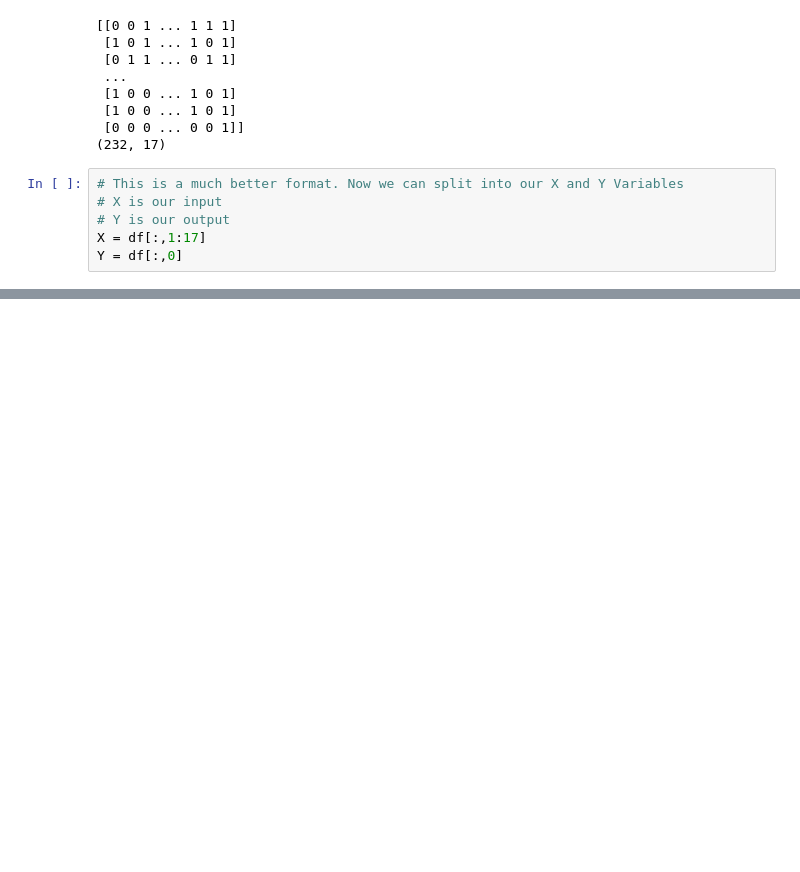
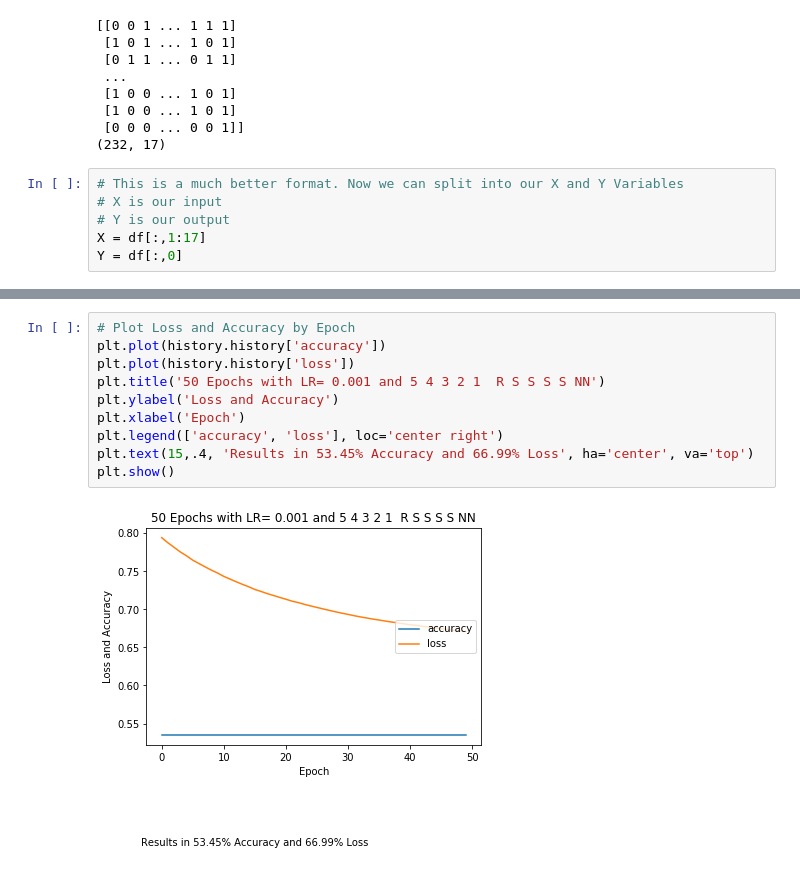
Before and after one commit to walshg3/DataScience, a Jupyter notebook: DSSA-5104-DEEP-LEARNING/Project 2/congressional-voting/Project2_2_Very_Incomplete.ipynb, the cells around one changed output, grey strips where cells are left out. Drawn from its saved outputs; the diff is of its cells as text; blank space fills up the shorter version.

```diff
--- a/DSSA-5104-DEEP-LEARNING/Project 2/congressional-voting/Project2_2_Very_Incomplete.ipynb
+++ b/DSSA-5104-DEEP-LEARNING/Project 2/congressional-voting/Project2_2_Very_Incomplete.ipynb
@@ -121,0 +329,12 @@ plt.show()
+# %%
+# Plot Loss and Accuracy by Epoch
+plt.plot(history.history['accuracy'])
+plt.plot(history.history['loss'])
+plt.title('50 Epochs with LR= 0.001 and 5 4 3 2 1  R S S S S NN')
+plt.ylabel('Loss and Accuracy')
+plt.xlabel('Epoch')
+plt.legend(['accuracy', 'loss'], loc='center right')
+plt.text(15,.4, 'Results in 53.45% Accuracy and 66.99% Loss', ha='center', va='top')
+plt.show()
+# %% [output]
+[figure, added]
```
Also changed, not shown: parts of 16 cells of this notebook, 1 other file.
